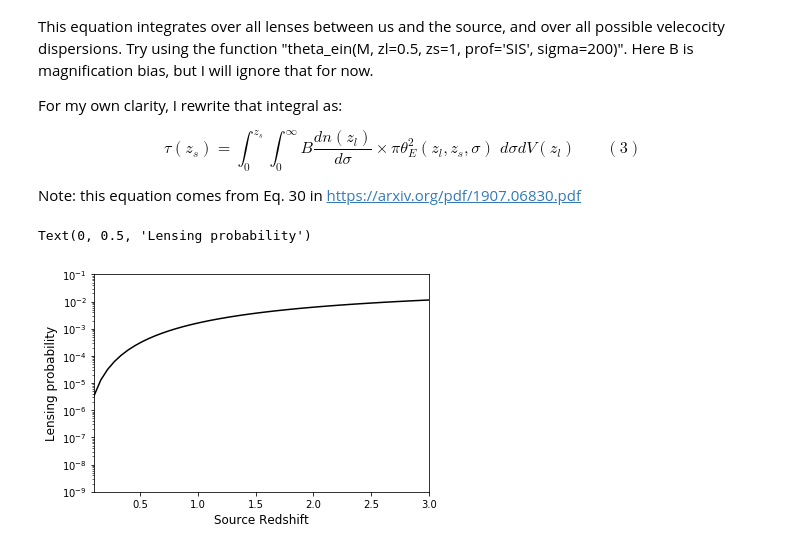
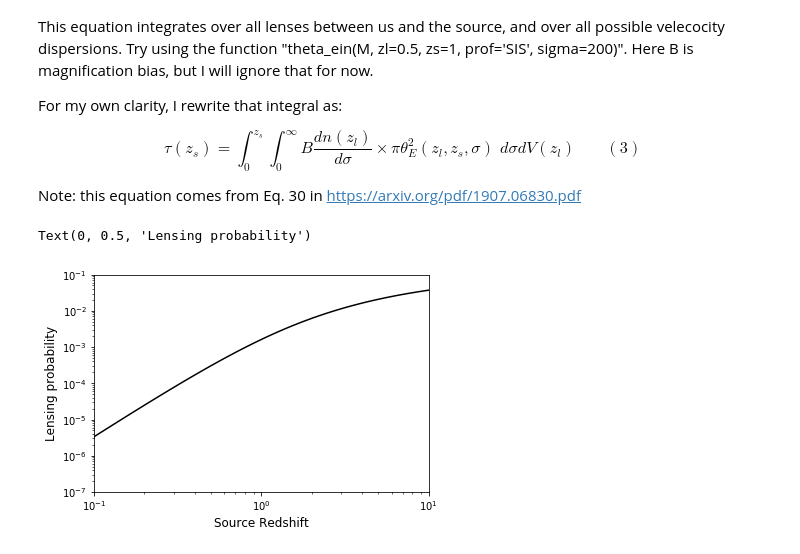
Before and after one commit to liamconnor/frb_glens, a Jupyter notebook: frb_grav_lensing.ipynb, the cells around one changed output. Drawn from its saved outputs; the diff is of its cells as text; code cells hidden in the pictures.

```diff
--- a/frb_grav_lensing.ipynb
+++ b/frb_grav_lensing.ipynb
@@ -102,7 +116,7 @@ def n_sig(zl, sig, mu=200, var=1000):
 
     return gauss
 
-def tau_integrand_SIS(zl, sig, zs=1):
+def tau_integrand_SIS(zl, sig, zs=1, B=1):
     """Get lensing optical depth integrand from Eq. 2
     assuming SIS and sig vel dispersion
 
@@ -121,7 +135,7 @@ def tau_integrand_SIS(zl, sig, zs=1):
     dV = P.differential_comoving_volume
     n_of_sig = n_sig(zl, sig)
     theta_e = theta_ein(1, zl=0.5, zs=1, prof='SIS', sigma=sig)
-    tau_int = n_of_sig * np.pi*theta_e**2 * dV(zl)
+    tau_int = B * n_of_sig * np.pi*theta_e**2 * dV(zl)
 
     return tau_int.decompose()
 
@@ -185,7 +242,7 @@ For my own clarity, I rewrite that integral as:
 
 Note: this equation comes from Eq. 30 in https://arxiv.org/pdf/1907.06830.pdf
 # %%
-zss = np.linspace(0.1, 3.0, 50)
+zss = np.logspace(-1, 1, 50)
 tau_arr_SIS = []
 
 for zs in zss:
@@ -193,11 +250,11 @@ for zs in zss:
     tau_arr_SIS.append(val)
 # %%
 plot(zss, tau_arr_SIS, color='k')
-semilogy()
-xlim(0.1, 3.0)
-ylim(1e-9, 0.1)
+loglog()
+xlim(0.1, 10.0)
+ylim(1e-7, 0.1)
 xlabel('Source Redshift', fontsize=12)
 ylabel('Lensing probability', fontsize=12)
 # %% [output]
 Text(0, 0.5, 'Lensing probability')
-[figure, old version]
+[figure, new version]
```
Also changed, not shown: parts of 3 cells of this notebook.
